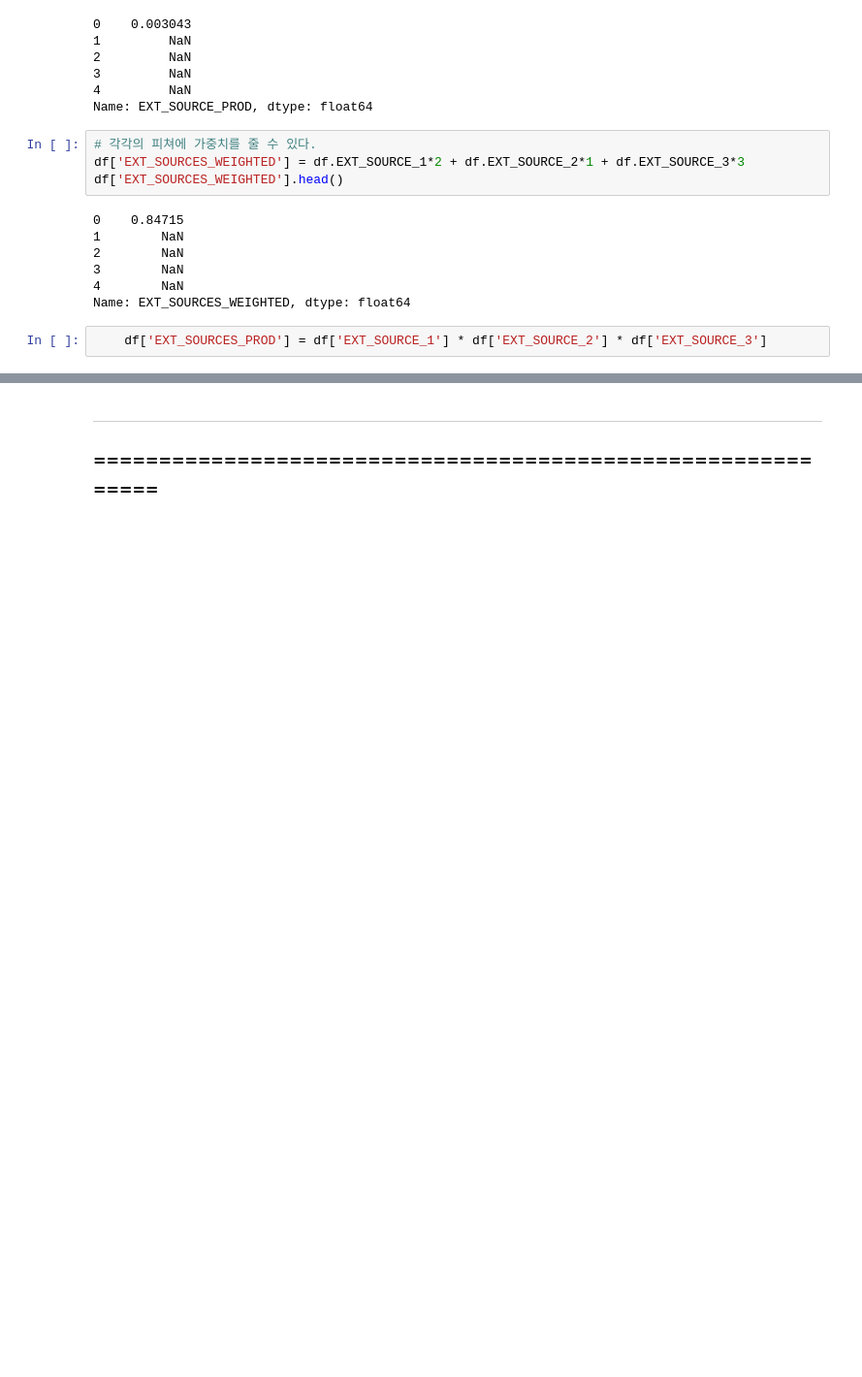
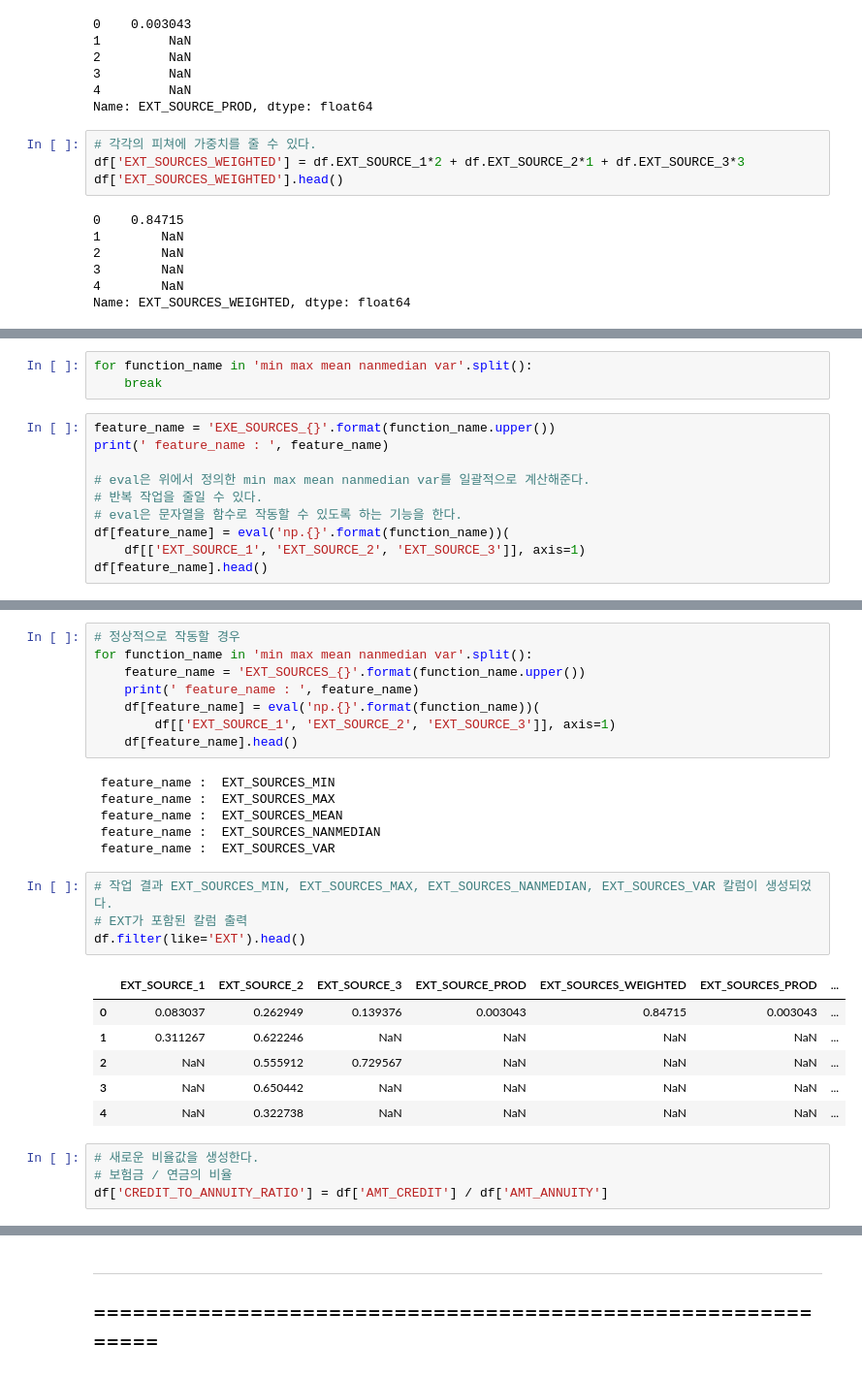
Before and after one commit to ecjang/pages, a Jupyter notebook: Kaggle/003_MultiClass_Classification_HomeCredit_LightGBM_7th.ipynb, the cells around one changed output, grey strips where cells are left out. Shown: that part at 97% size. Drawn from its saved outputs; the diff is of its cells as text; blank space fills up the shorter version.

Commit message:
kaggle HomeCredit : Feature Engineering

```diff
--- a/Kaggle/003_MultiClass_Classification_HomeCredit_LightGBM_7th.ipynb
+++ b/Kaggle/003_MultiClass_Classification_HomeCredit_LightGBM_7th.ipynb
@@ -261,5 +259,3 @@ df['EXT_SOURCES_WEIGHTED'].head()
 3        NaN
 4        NaN
 Name: EXT_SOURCES_WEIGHTED, dtype: float64
-# %%
-    df['EXT_SOURCES_PROD'] = df['EXT_SOURCE_1'] * df['EXT_SOURCE_2'] * df['EXT_SOURCE_3']
@@ -265,0 +264,13 @@ Name: EXT_SOURCES_WEIGHTED, dtype: float64
+# %%
+for function_name in 'min max mean nanmedian var'.split():
+    break
+# %%
+feature_name = 'EXE_SOURCES_{}'.format(function_name.upper())
+print(' feature_name : ', feature_name)
+
+# eval은 위에서 정의한 min max mean nanmedian var를 일괄적으로 계산해준다.
+# 반복 작업을 줄일 수 있다.
+# eval은 문자열을 함수로 작동할 수 있도록 하는 기능을 한다.
+df[feature_name] = eval('np.{}'.format(function_name))(
+    df[['EXT_SOURCE_1', 'EXT_SOURCE_2', 'EXT_SOURCE_3']], axis=1)
+df[feature_name].head()
@@ -265,0 +295,29 @@ Name: EXT_SOURCES_WEIGHTED, dtype: float64
+# %%
+# 정상적으로 작동할 경우
+for function_name in 'min max mean nanmedian var'.split():
+    feature_name = 'EXT_SOURCES_{}'.format(function_name.upper())
+    print(' feature_name : ', feature_name)
+    df[feature_name] = eval('np.{}'.format(function_name))(
+        df[['EXT_SOURCE_1', 'EXT_SOURCE_2', 'EXT_SOURCE_3']], axis=1)
+    df[feature_name].head()
+# %% [output]
+ feature_name :  EXT_SOURCES_MIN
+ feature_name :  EXT_SOURCES_MAX
+ feature_name :  EXT_SOURCES_MEAN
+ feature_name :  EXT_SOURCES_NANMEDIAN
+ feature_name :  EXT_SOURCES_VAR
+# %%
+# 작업 결과 EXT_SOURCES_MIN, EXT_SOURCES_MAX, EXT_SOURCES_NANMEDIAN, EXT_SOURCES_VAR 칼럼이 생성되었다.
+# EXT가 포함된 칼럼 출력
+df.filter(like='EXT').head()
+# %% [output]
+|  | EXT_SOURCE_1 | EXT_SOURCE_2 | EXT_SOURCE_3 | EXT_SOURCE_PROD | EXT_SOURCES_WEIGHTED | EXT_SOURCES_PROD | ... |
+| 0 | 0.083037 | 0.262949 | 0.139376 | 0.003043 | 0.84715 | 0.003043 | ... |
+| 1 | 0.311267 | 0.622246 | NaN | NaN | NaN | NaN | ... |
+| 2 | NaN | 0.555912 | 0.729567 | NaN | NaN | NaN | ... |
+| 3 | NaN | 0.650442 | NaN | NaN | NaN | NaN | ... |
+| 4 | NaN | 0.322738 | NaN | NaN | NaN | NaN | ... |
+# %%
+# 새로운 비율값을 생성한다.
+# 보험금 / 연금의 비율
+df['CREDIT_TO_ANNUITY_RATIO'] = df['AMT_CREDIT'] / df['AMT_ANNUITY']
```
Also changed, not shown: parts of 10 cells of this notebook.
